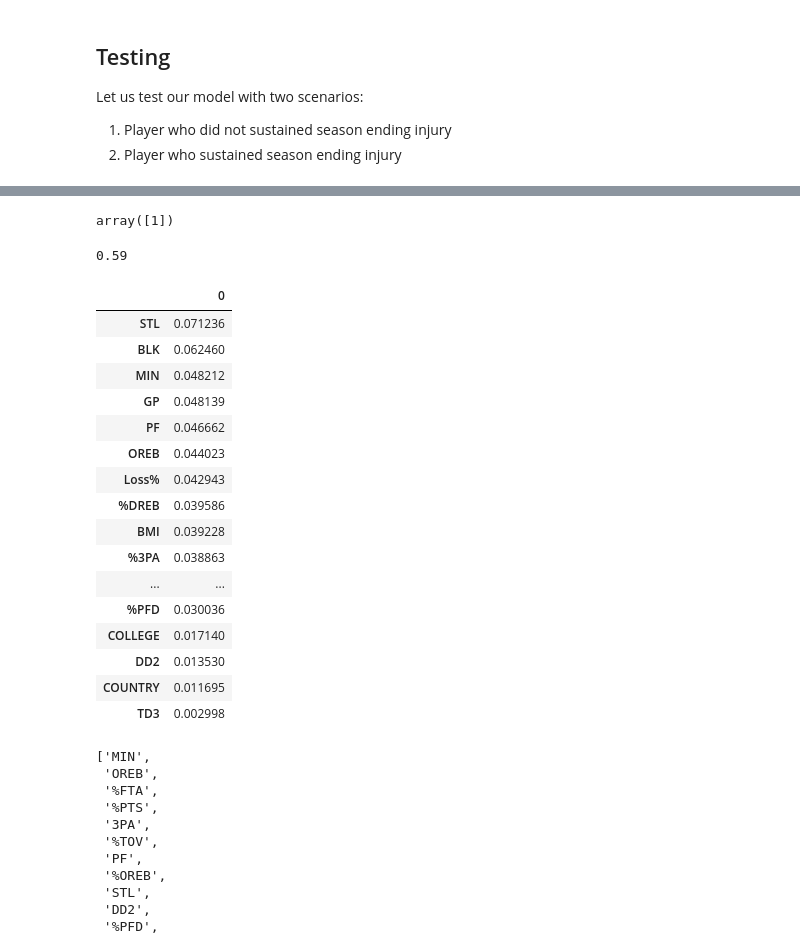
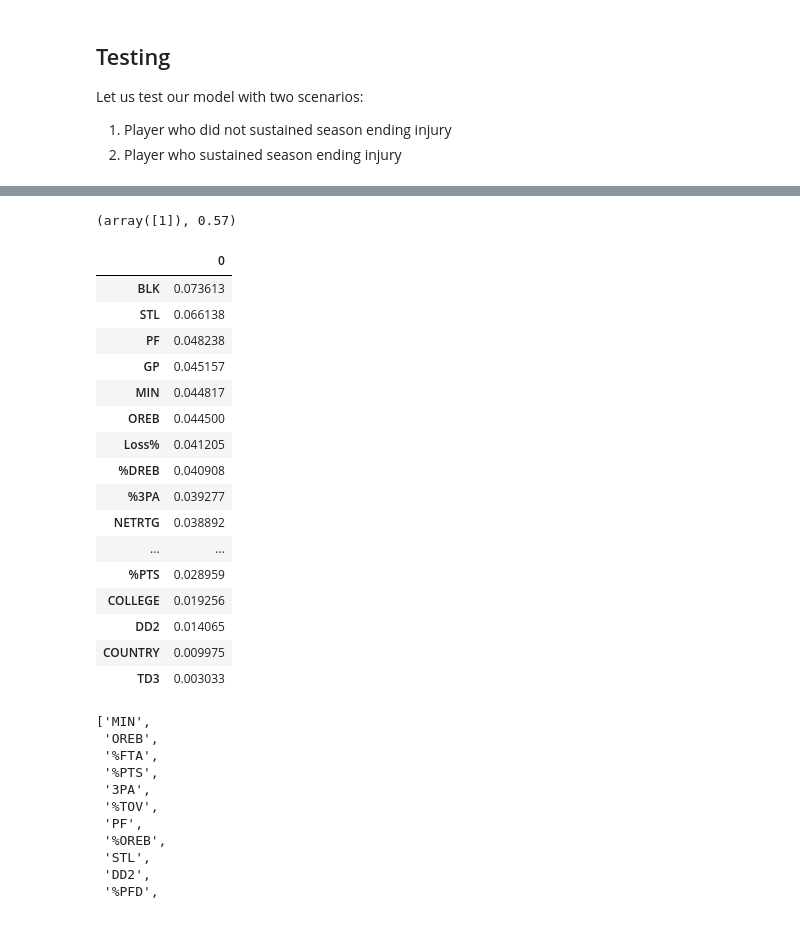
Before and after one commit to RH3421/NBA_Injury_Predictor_App, a Jupyter notebook: App.ipynb, the cells around one changed output, grey strips where cells are left out. Cells and saved outputs as stored; diff of their text form; code cells hidden in the pictures.

```diff
--- a/App.ipynb
+++ b/App.ipynb
@@ -96,9 +98,40 @@ example_2 = { 'MIN':2504,
  'TD3':0,
  'BMI':25.51,
  'AGE':27}
+# %%
+# Example 3: DeMarcus Cousins 2016-2017 season, sustained a season-ending left Achilles tendon rupture injury in Jan. 2018.
+example_3 = { 'MIN':2465,
+ 'OREB':2.1,
+ '%FTA':50.3,
+ '%PTS':36.2,
+ '3PA':5,
+ '%TOV':37.3,
+ 'PF':3.9,
+ '%OREB':33.1,
+ 'STL':1.4,
+ 'DD2':46,
+ '%PFD':51.6,
+ '%3PA':26.8,
+ 'BLK':1.3,
+ '%AST':28.8,
+ 'GP':72,
+ '+/-':-0.3,
+ '%BLK':41.9,
+ '%DREB':39.6,
+ '%PF':27.9,
+ 'NETRTG':-0.9,
+ 'Loss%':.58,
+ '%STL':24.5,
+ 'COUNTRY':1,
+ 'COLLEGE':1,
+ '%BLKA':42.7,
+ 'TD3':2,
+ 'BMI':27.55,
+ 'AGE':26}
 # %%
-# Turning that into a dataframe
-new_test_example = pd.concat([pd.DataFrame(example_1, index=[0]), pd.DataFrame(example_2, index=[1])])
+# Add test cases to a dataframe
+new_test_example = pd.concat([pd.DataFrame(example_1, index=[0]),
+        pd.DataFrame(example_2, index=[1]),pd.DataFrame(example_3, index=[2])])
 new_test_example
 # %% [output]
 |  | MIN | OREB | %FTA | %PTS | 3PA | %TOV | PF | %OREB | STL | DD2 | %PFD | ... |
@@ -122,32 +176,28 @@ klay
 # %%
 # Proving we can use our model to predict on that!
-model.predict(klay)
+model.predict(klay), model.predict_proba(klay)[0][1]
 # %% [output]
-array([1])
+(array([1]), 0.57)
-# %%
-model.predict_proba(klay)[0][1]
-# %% [output]
-0.59
 # %%
-pd.DataFrame(model[1].feature_importances_, new_test_example.columns).sort_values(by = 0, ascending=False)
+pd.DataFrame(model.feature_importances_, new_test_example.columns).sort_values(by = 0, ascending=False)
 # %% [output]
 |  | 0 |
-| STL | 0.071236 |
-| BLK | 0.062460 |
-| MIN | 0.048212 |
-| GP | 0.048139 |
-| PF | 0.046662 |
-| OREB | 0.044023 |
-| Loss% | 0.042943 |
-| %DREB | 0.039586 |
-| BMI | 0.039228 |
-| %3PA | 0.038863 |
+| BLK | 0.073613 |
+| STL | 0.066138 |
+| PF | 0.048238 |
+| GP | 0.045157 |
+| MIN | 0.044817 |
+| OREB | 0.044500 |
+| Loss% | 0.041205 |
+| %DREB | 0.040908 |
+| %3PA | 0.039277 |
+| NETRTG | 0.038892 |
 | ... | ... |
-| %PFD | 0.030036 |
-| COLLEGE | 0.017140 |
-| DD2 | 0.013530 |
-| COUNTRY | 0.011695 |
-| TD3 | 0.002998 |
+| %PTS | 0.028959 |
+| COLLEGE | 0.019256 |
+| DD2 | 0.014065 |
+| COUNTRY | 0.009975 |
+| TD3 | 0.003033 |
 # %%
 list(new_test_example.columns)
 # %% [output]
```
Also changed, not shown: parts of 14 cells of this notebook, 4 other files.
